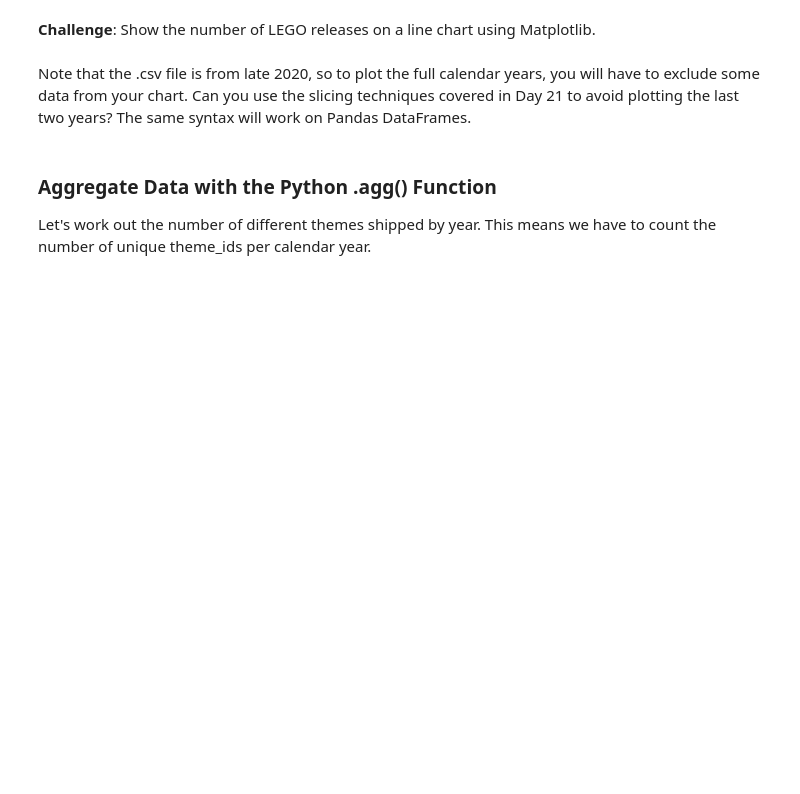
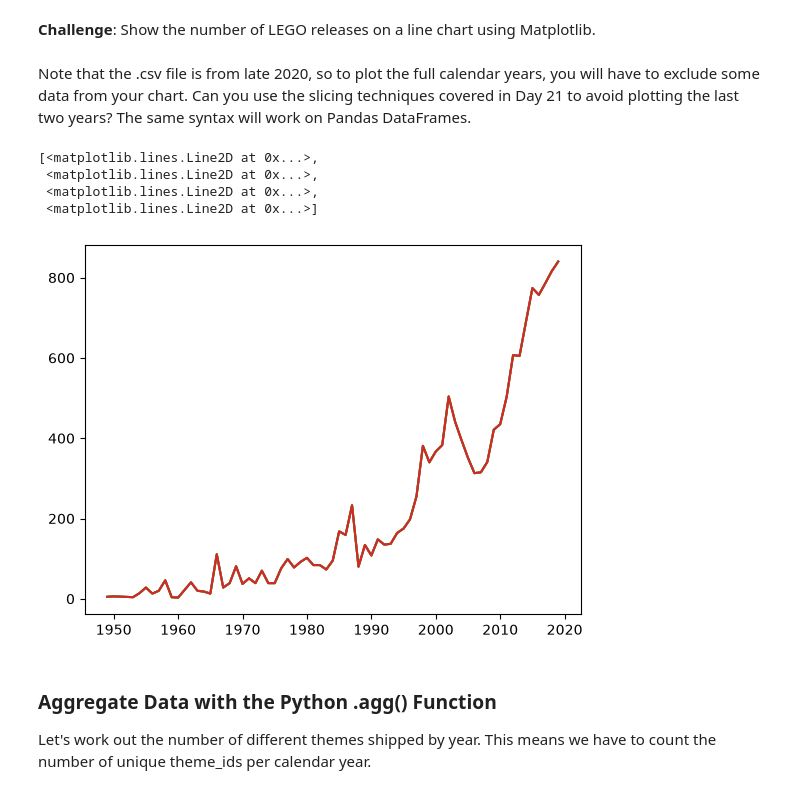
Before and after one commit to xvinkage/python-learning-journey, a Jupyter notebook: Day 74 (data aggregation)/Lego_Analysis_for_Course_(start).ipynb, the cells around one changed output. Drawn from its saved outputs; the diff is of its cells as text; code cells hidden in the pictures; blank space fills up the shorter version.

```diff
--- a/Day 74 (data aggregation)/Lego_Analysis_for_Course_(start).ipynb
+++ b/Day 74 (data aggregation)/Lego_Analysis_for_Course_(start).ipynb
@@ -169,6 +170,15 @@ Name: set_num, dtype: int64
 **Challenge**: Show the number of LEGO releases on a line chart using Matplotlib. <br>
 <br>
 Note that the .csv file is from late 2020, so to plot the full calendar years, you will have to exclude some data from your chart. Can you use the slicing techniques covered in Day 21 to avoid plotting the last two years? The same syntax will work on Pandas DataFrames.
+# %%
+sets_by_year = sets_by_year[0:-2]
+plt.plot(sets_by_year.index, sets_by_year)
+# %% [output]
+[<matplotlib.lines.Line2D at 0x...>,
+ <matplotlib.lines.Line2D at 0x...>,
+ <matplotlib.lines.Line2D at 0x...>,
+ <matplotlib.lines.Line2D at 0x...>]
+[figure, added]
 # %% [markdown]
 ### Aggregate Data with the Python .agg() Function
 
```
Also changed, not shown: parts of 19 cells of this notebook, 1 other file.
